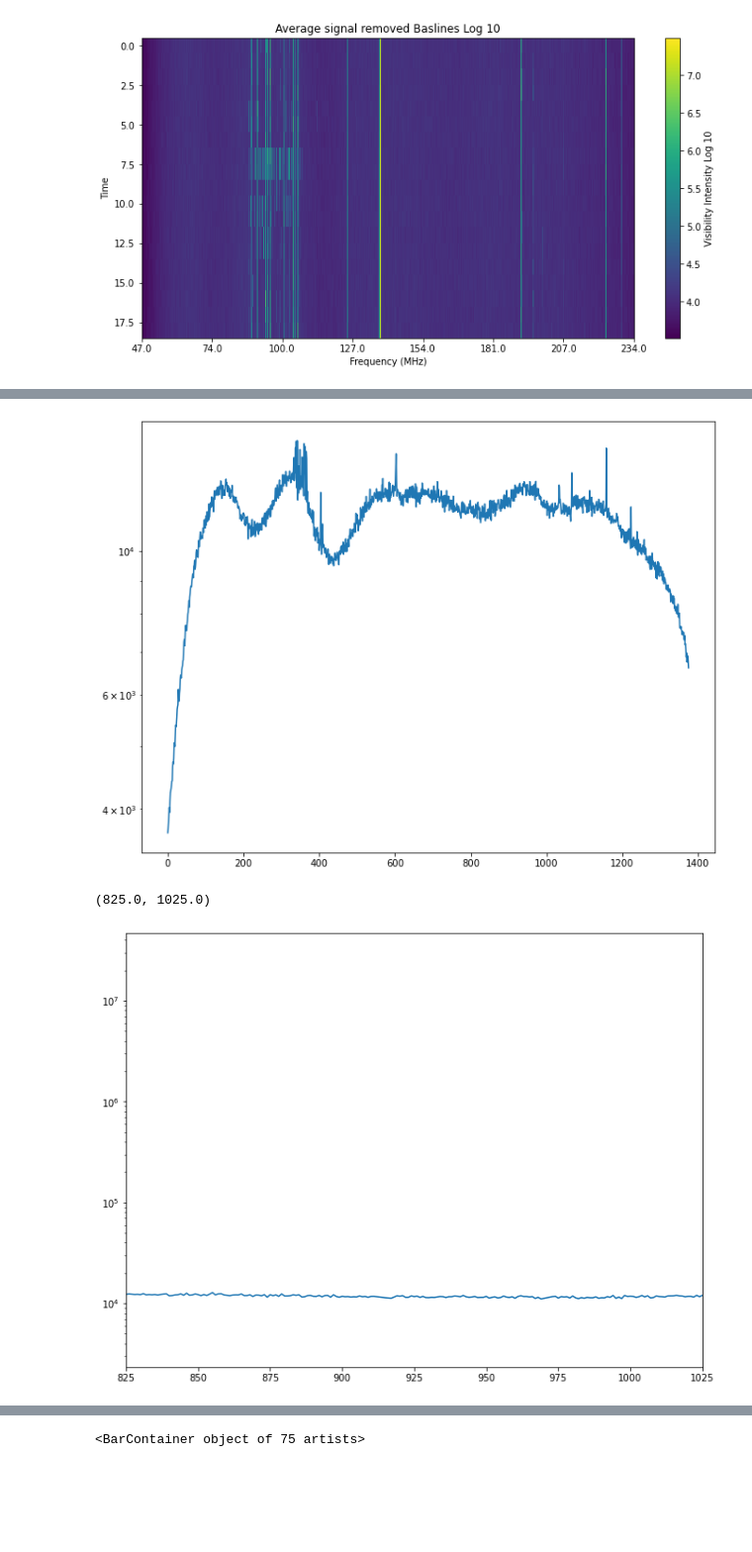
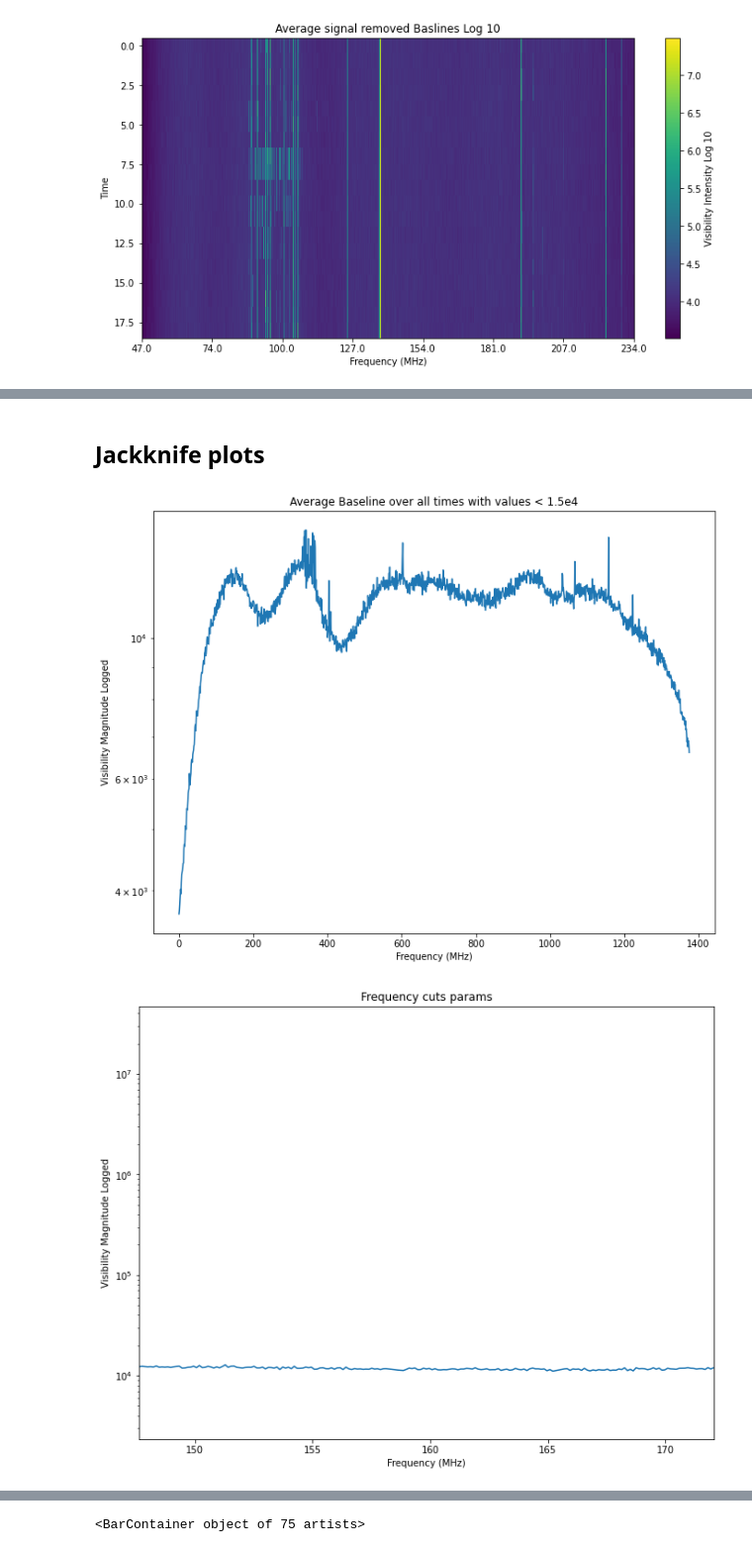
Before and after one commit to maria8ch/Phys434_BigData, a Jupyter notebook: lab78_Berres.ipynb, the cells around one changed output, grey strips where cells are left out. Shown at 99% size. Drawn from its saved outputs; the diff is of its cells as text; code cells hidden in the pictures; blank space fills up the shorter version.

Commit message:
added some plot label (review?)
Little descriptions

```diff
--- a/lab78_Berres.ipynb
+++ b/lab78_Berres.ipynb
@@ -302,12 +302,12 @@ rns=npa[rni]
 # %%
 avg1=[]
 for i in range(20):
-    bt = []
+    ma= []
     for j in range(len(rns)):
-        d = abs(uv.get_data(rns[j]))
-        bt.append(d[i])
-    bt = np.array(bt)
-    mc=bt.mean(axis=0)
+        sha = abs(uv.get_data(rns[j]))
+        ma.append(sha[i])
+    ma = np.array(ma)
+    mc=ma.mean(axis=0)
     avg1.append(mc)
 avg1=np.array(avg1)
 avg1.shape
@@ -374,19 +381,26 @@ plt.plot(freqs,np.abs(np.mean(avg1sr,axis=0)));
+# %% [markdown]
+## Jackknife plots
 # %%
 plt.subplots(figsize=(11,8.5))
 plt.yscale('log')
 hi=np.abs(np.mean(avg1sr,axis=0))
 maria1=hi[hi <1.5e4]
 plt.plot(np.arange(len(maria1)),maria1);
+plt.title('Average Baseline over all times with values < 1.5e4')
+plt.xlabel('Frequency (MHz)')
+plt.ylabel('Visibility Magnitude Logged');
 # %% [output]
-[figure, old version]
+[figure, new version]
 # %%
 plt.subplots(figsize=(11,8.5))
 plt.yscale('log')
-plt.plot(np.arange(len(freqs)),np.abs(np.mean(avg1sr,axis=0)));
-plt.xlim(825,825+200)
+plt.plot(freqs,np.abs(np.mean(avg1sr,axis=0)));
+plt.xlim(freqs[825],freqs[825+200])
+plt.xlabel('Frequency (MHz)')
+plt.ylabel('Visibility Magnitude Logged');
+plt.title('Frequency cuts params');
 # %% [output]
-(825.0, 1025.0)
-[figure, old version]
+[figure, new version]
 # %%
 plt.subplots(figsize=(11,8.5))
 plt.yscale('log')
```
Also changed, not shown: parts of 9 cells of this notebook.
